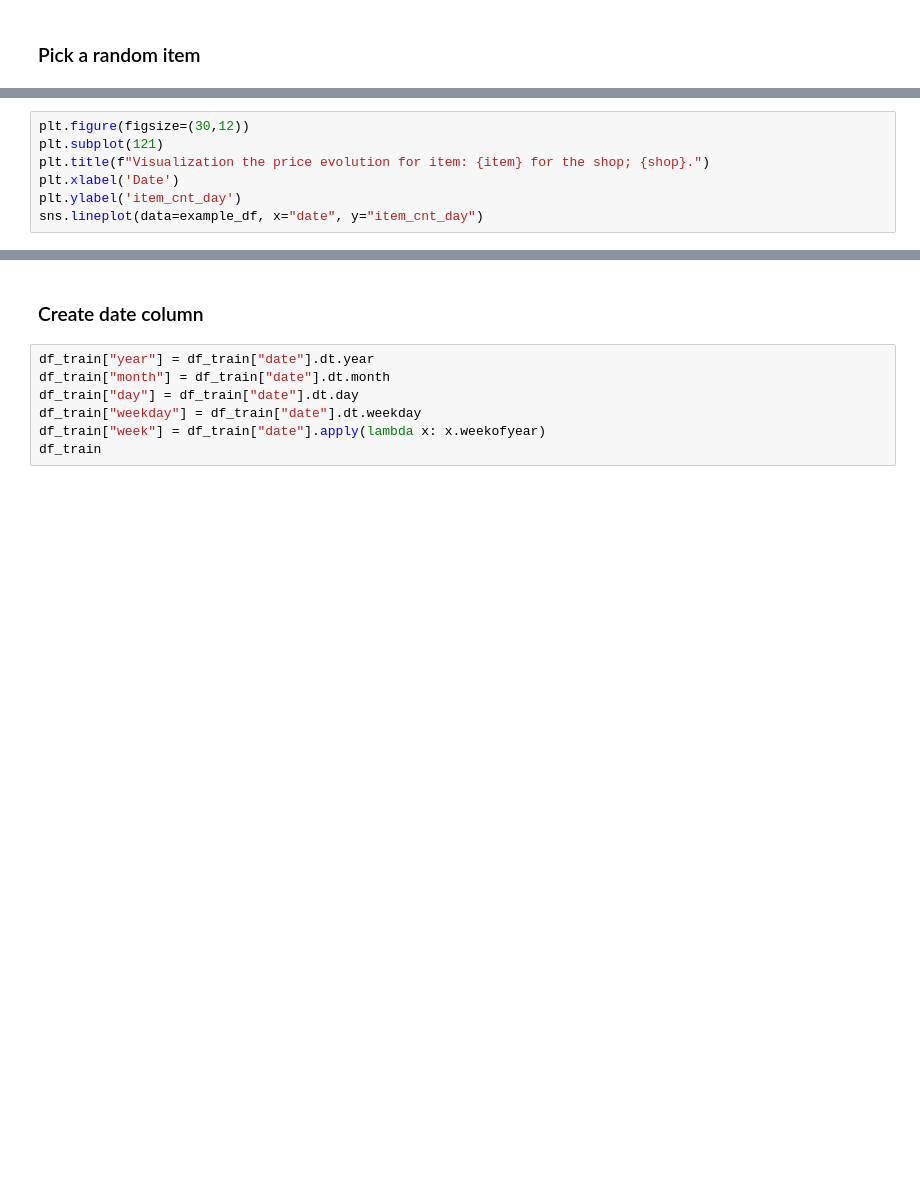
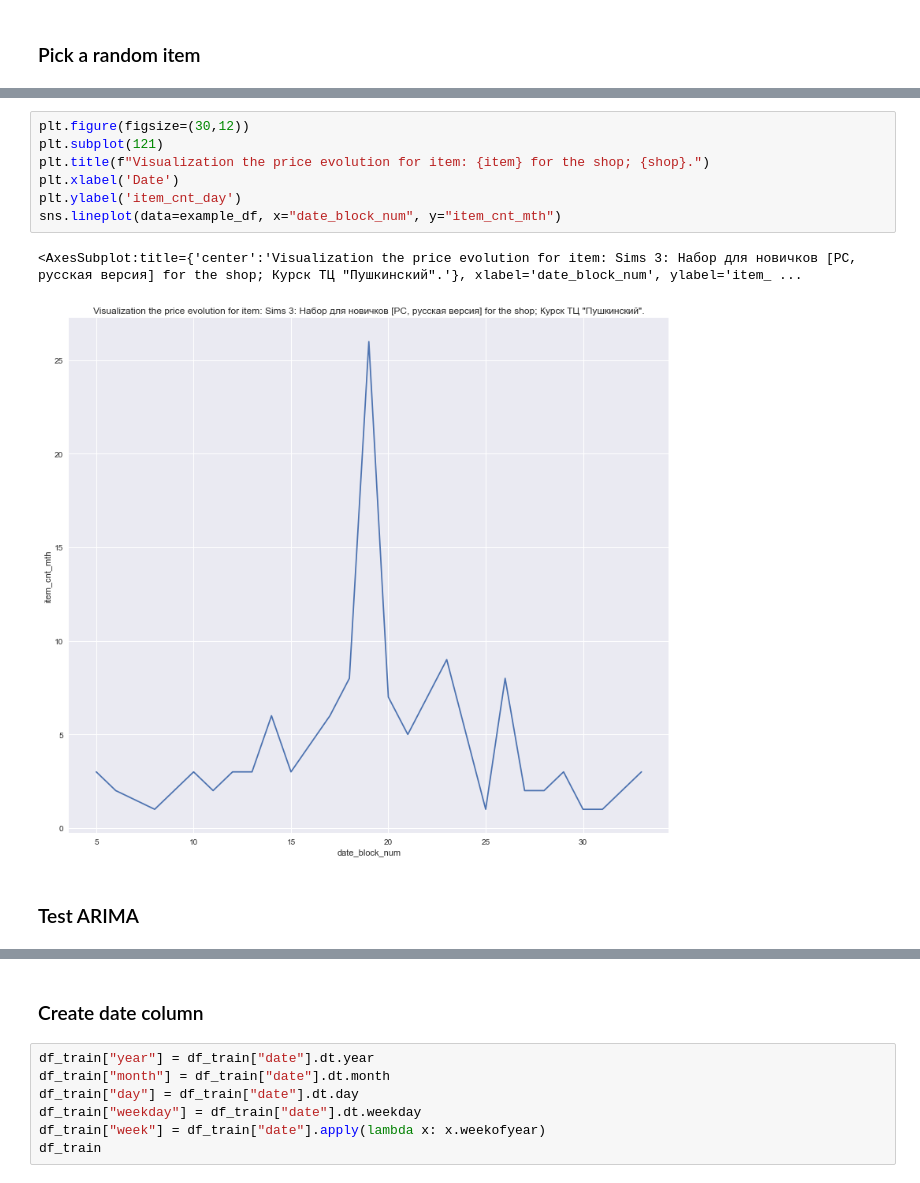
Before and after one commit to BaptPicxDev/predict-future-sales-kaggle, a Jupyter notebook: Price_Prediction.ipynb, the cells around one changed output, grey strips where cells are left out. Saved outputs shown, nothing was run; the diff lists cells and outputs as text; blank space fills up the shorter version.

```diff
--- a/Price_Prediction.ipynb
+++ b/Price_Prediction.ipynb
@@ -131,7 +221,12 @@ sns.lineplot(data=example_df, x="date", y="item_price")
 # %%
 plt.figure(figsize=(30,12))
 plt.subplot(121)
 plt.title(f"Visualization the price evolution for item: {item} for the shop; {shop}.")
 plt.xlabel('Date')
 plt.ylabel('item_cnt_day')
-sns.lineplot(data=example_df, x="date", y="item_cnt_day")
+sns.lineplot(data=example_df, x="date_block_num", y="item_cnt_mth")
+# %% [output]
+<AxesSubplot:title={'center':'Visualization the price evolution for item: Sims 3: Набор для новичков [PC, русская версия] for the shop; Курск ТЦ "Пушкинский".'}, xlabel='date_block_num', ylabel='item_ ...
+[figure, added]
+# %% [markdown]
+### Test ARIMA
```
Also changed, not shown: parts of 43 cells of this notebook.
